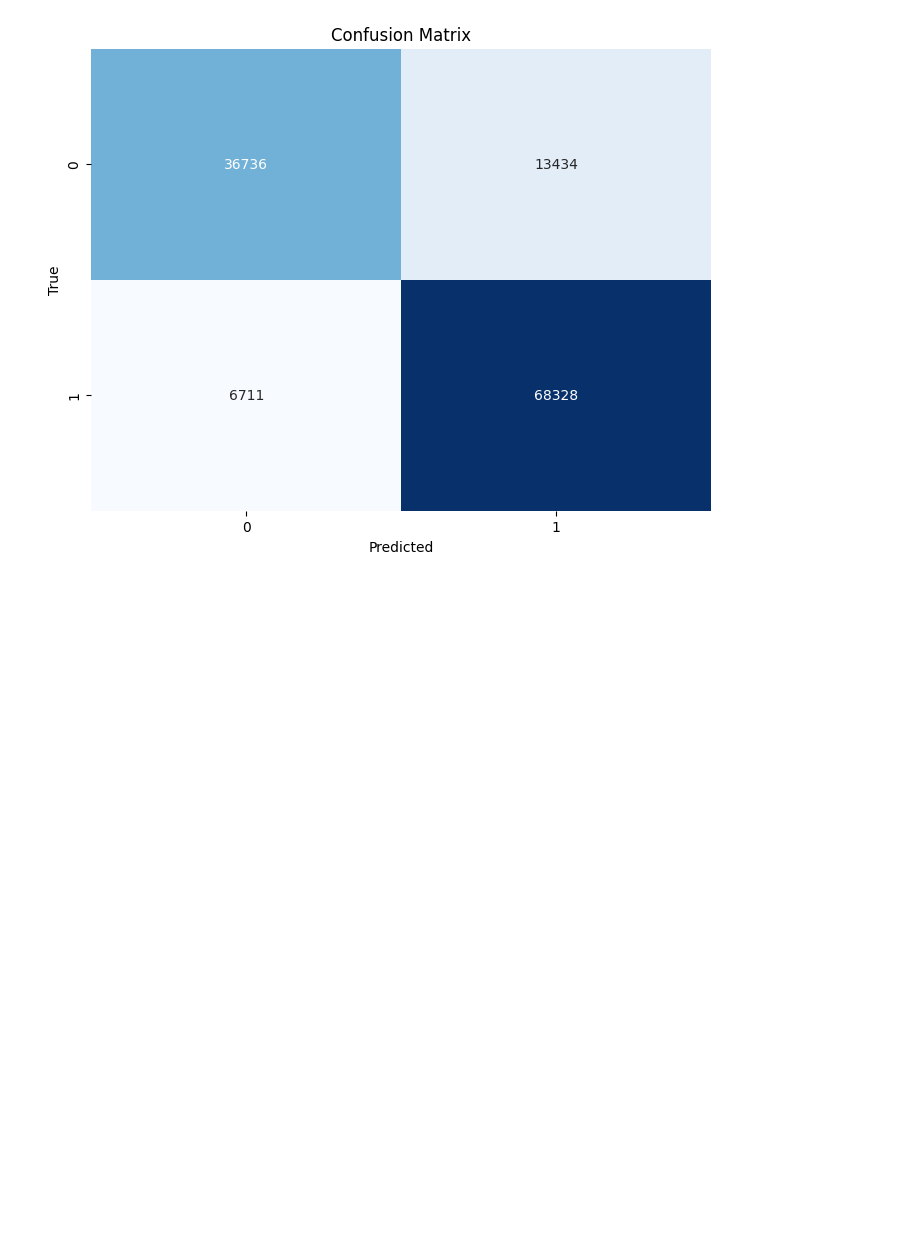
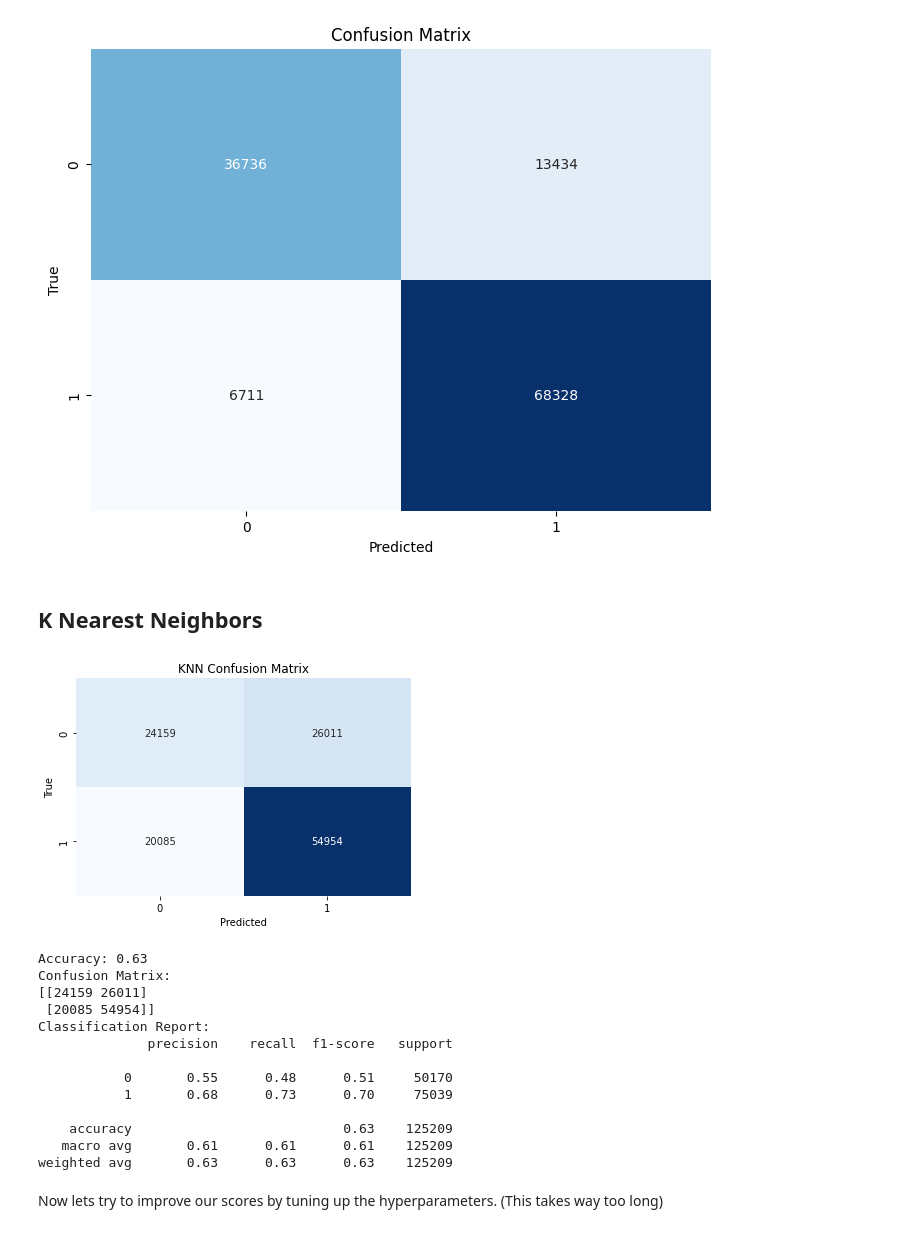
Before and after one commit to maliabarker/CS533-team-assignment, a Jupyter notebook: group-project.ipynb, the cells around one changed output. Saved outputs shown, nothing was run; the diff lists cells and outputs as text; code cells hidden in the pictures; blank space fills up the shorter version.

```diff
--- a/group-project.ipynb
+++ b/group-project.ipynb
@@ -563,3 +617,57 @@ Classification Report:
    macro avg       0.84      0.82      0.83    125209
 weighted avg       0.84      0.84      0.84    125209
 [figure]
+# %% [markdown]
+## K Nearest Neighbors
+<!-- KNN = KNeighborsClassifier()
+KNN.fit(X_train, y_train)
+knn_y_pred = KNN.predict(X_temp)
+
+# compare our predicted data to our testing data
+score = accuracy_score(y_true=y_temp, y_pred=knn_y_pred)
+knn_confusion = confusion_matrix(y_temp, knn_y_pred)
+knn_class_report = classification_report(y_temp, knn_y_pred)
+
+sns.heatmap(knn_confusion, annot=True, fmt="d", cmap="Blues", cbar=False, xticklabels=KNN.classes_, yticklabels=KNN.classes_)
+plt.xlabel('Predicted')
+plt.ylabel('True')
+plt.title('KNN Confusion Matrix')
+plt.show(), score -->
+# %%
+KNN = KNeighborsClassifier()
+KNN.fit(X_train, y_train)
+knn_y_pred = KNN.predict(X_test)
+
+# compare our predicted data to our testing data
+score = accuracy_score(y_test, knn_y_pred)
+knn_confusion = confusion_matrix(y_test, knn_y_pred)
+knn_class_report = classification_report(y_test, knn_y_pred)
+
+sns.heatmap(knn_confusion, annot=True, fmt="d", cmap="Blues", cbar=False, xticklabels=KNN.classes_, yticklabels=KNN.classes_)
+plt.xlabel('Predicted')
+plt.ylabel('True')
+plt.title('KNN Confusion Matrix')
+plt.show()
+
+print(f"Accuracy: {score:.2f}")
+print("Confusion Matrix:")
+print(knn_confusion)
+print("Classification Report:")
+print(knn_class_report)
+# %% [output]
+[figure, added]
+Accuracy: 0.63
+Confusion Matrix:
+[[24159 26011]
+ [20085 54954]]
+Classification Report:
+              precision    recall  f1-score   support
+
+           0       0.55      0.48      0.51     50170
+           1       0.68      0.73      0.70     75039
+
+    accuracy                           0.63    125209
+   macro avg       0.61      0.61      0.61    125209
+weighted avg       0.63      0.63      0.63    125209
+# %% [markdown]
+Now lets try to improve our scores by tuning up the hyperparameters. (This takes way too long)
```
Also changed, not shown: parts of 21 cells of this notebook.
